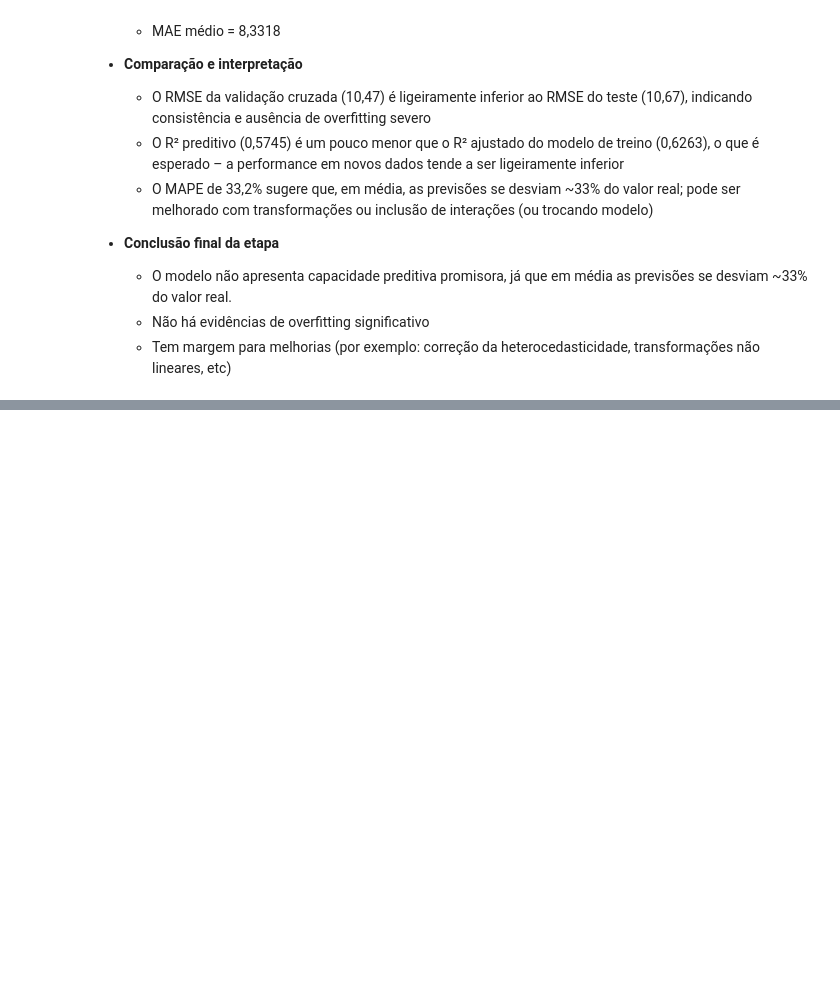
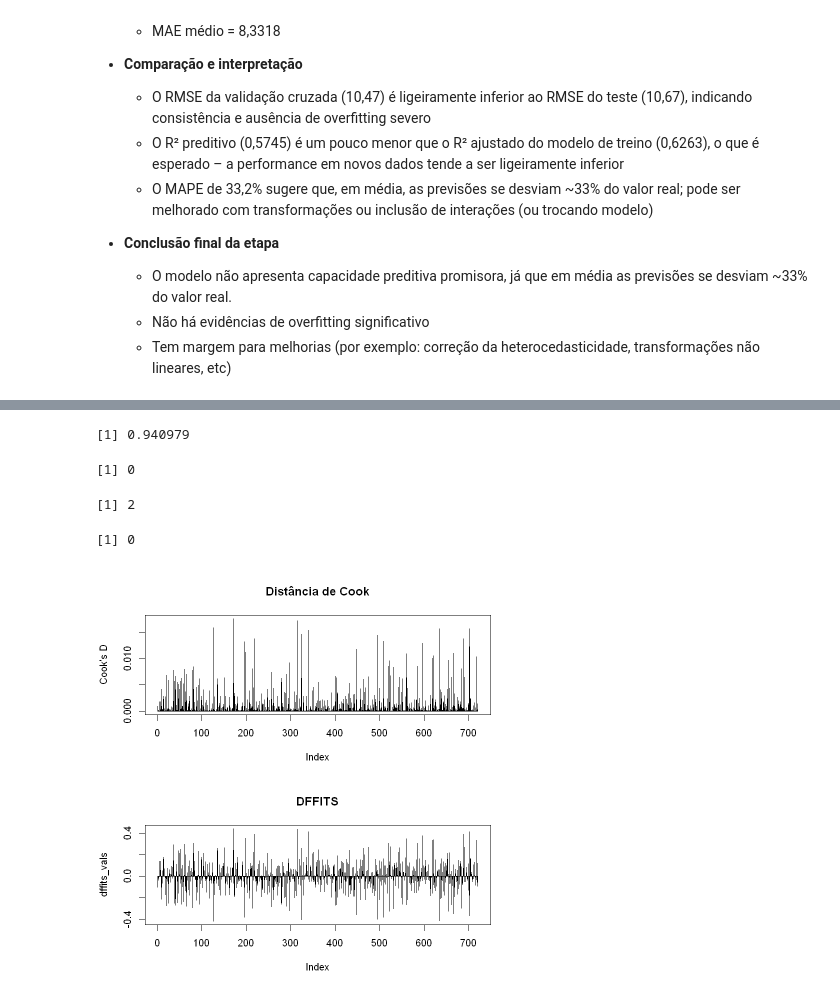
Before and after one commit to Marcehlin/Atividades-2026_1, a Jupyter notebook: Regressao/Regressao Trabalho/trabalho_regressao_MMM.ipynb, the cells around one changed output, grey strips where cells are left out. Drawn from its saved outputs; the diff is of its cells as text; code cells hidden in the pictures; blank space fills up the shorter version.

```diff
--- a/Regressao/Regressao Trabalho/trabalho_regressao_MMM.ipynb
+++ b/Regressao/Regressao Trabalho/trabalho_regressao_MMM.ipynb
@@ -1213,6 +1227,21 @@ cat("RMSE_teste:", round(RMSE_teste, 4), "\n",
     "MAE_teste:", round(mae_teste, 4), "\n",
     "MAPE:", round(mape,4), "\n",
     "R² preditivo:", round(r2_pred, 4), "\n")
+
+predicoes_treino <- predict(modelo, newdata = dados_treino)
+dados_treino$Pred_Resistencia <- predicoes_treino
+# erros
+erro_treino <- dados_treino$Resistencia - dados_treino$Pred_Resistencia
+
+# RMSE
+rmse_treino <- sqrt(mean(erro_treino^2))
+
+# MAE
+mae_treino <- mean(abs(erro_treino))
+
+# Exibir resultados
+cat("RMSE_treino:", round(rmse_treino, 4), "\n",
+    "MAE_treino:", round(mae_treino, 4), "\n")
 # %% [output]
 RMSE_teste: 10.6676
  MAE_teste: 8.6598
@@ -1298,0 +1604,49 @@ ERROR: Error: package or namespace load failed for 'caret' in inDL(x, as.logical
+# %%
+n <- nrow(dados_treino)
+p <- length(coef(modelo_t3))
+
+#D-COOK
+
+#se eu remover essa observação, o modelo inteiro muda muito?
+# mede influência global.
+cooks_d <- cooks.distance(modelo_t3)
+cook_limite_formal <- qf(0.5, df1 = p, df2 = n - p)
+cook_influentes_formais <- which(cooks_d > cook_limite_formal)
+
+# Limite de Cook Formal
+round(cook_limite_formal, 6)
+
+# Número de pontos influentes
+length(cook_influentes_formais)
+
+# Nenhuma observação apresentou distância de Cook acima do limite formal,
+# sugerindo ausência de pontos altamente influentes no ajuste global
+# da regressão.
+
+
+
+#mede impacto no fitted
+dffits_vals <- dffits(modelo_t3)
+dffits_limite <- 2  # amostras grandes
+
+abs_dffits <- abs(dffits_vals)
+n_dffits <- sum(abs_dffits > dffits_limite)
+round(dffits_limite, 4)
+n_dffits
+par(mfrow = c(2, 1))
+# grafico
+plot(cooks_d, type = "h", col = ifelse(cooks_d > cook_limite_formal, "red", "black"),
+     main = "Distância de Cook", ylab = "Cook's D")
+abline(h = cook_limite_formal, lty = 2, col = "blue")
+
+plot(dffits_vals, type = "h", col = ifelse(abs(dffits_vals) > dffits_limite, "red", "black"),
+     main = "DFFITS")
+abline(h = c(-dffits_limite, dffits_limite), lty = 2, col = "blue")
+
+par(mfrow = c(1, 1))
+# %% [output]
+[1] 0.940979
+[1] 0
+[1] 2
+[1] 0
+[figure, added]
```
Also changed, not shown: parts of 20 cells of this notebook, 19 other files.
